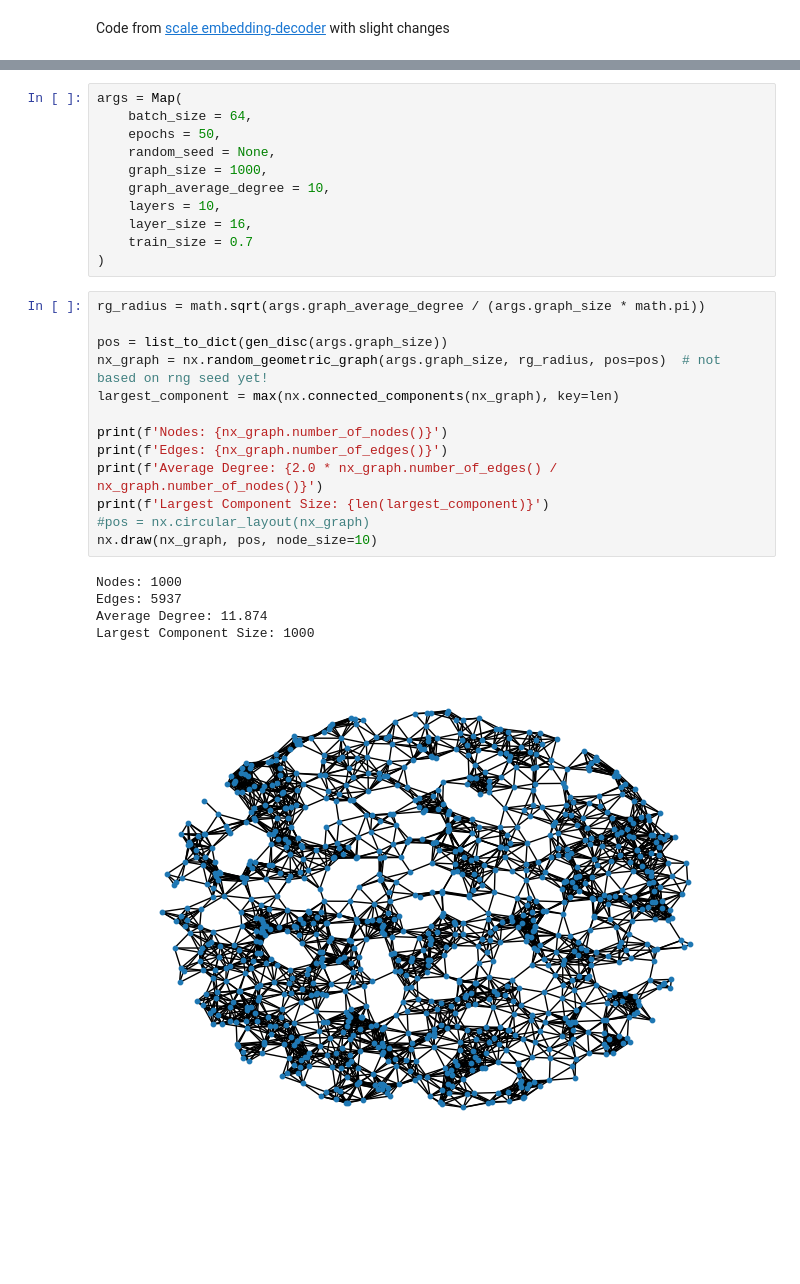
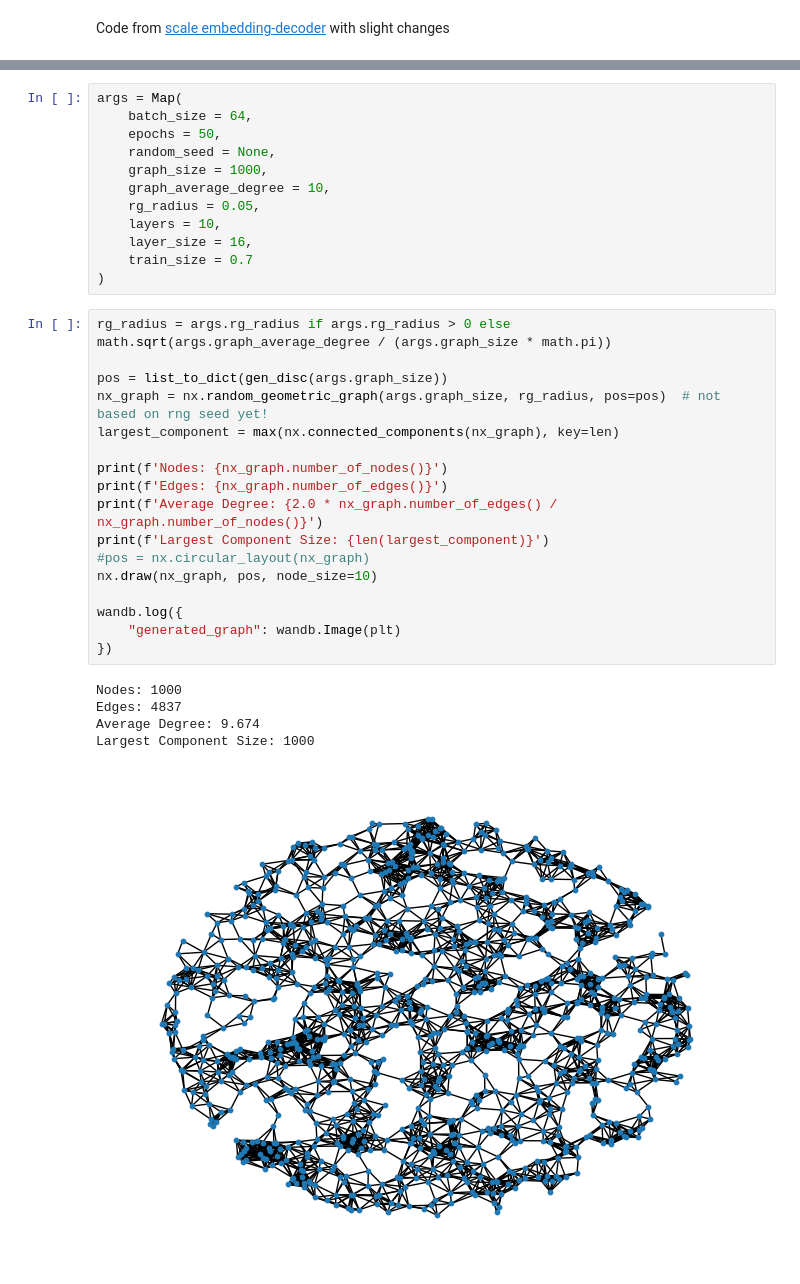
Before and after one commit to HydrofinLoewenherz/embedding-eval-framework, a Jupyter notebook: scale/embedding-decode.ipynb, the cells around one changed output, grey strips where cells are left out. Drawn from its saved outputs; the diff is of its cells as text; blank space fills up the shorter version.

```diff
--- a/scale/embedding-decode.ipynb
+++ b/scale/embedding-decode.ipynb
@@ -18,26 +24,31 @@ args = Map(
     random_seed = None,
     graph_size = 1000,
     graph_average_degree = 10,
+    rg_radius = 0.05,
     layers = 10,
     layer_size = 16,
     train_size = 0.7
 )
 # %%
-rg_radius = math.sqrt(args.graph_average_degree / (args.graph_size * math.pi))
+rg_radius = args.rg_radius if args.rg_radius > 0 else math.sqrt(args.graph_average_degree / (args.graph_size * math.pi))
 
 pos = list_to_dict(gen_disc(args.graph_size))
 nx_graph = nx.random_geometric_graph(args.graph_size, rg_radius, pos=pos)  # not based on rng seed yet!
 largest_component = max(nx.connected_components(nx_graph), key=len)
 
 print(f'Nodes: {nx_graph.number_of_nodes()}')
 print(f'Edges: {nx_graph.number_of_edges()}')
 print(f'Average Degree: {2.0 * nx_graph.number_of_edges() / nx_graph.number_of_nodes()}')
 print(f'Largest Component Size: {len(largest_component)}')
 #pos = nx.circular_layout(nx_graph)
 nx.draw(nx_graph, pos, node_size=10)
+
+wandb.log({
+    "generated_graph": wandb.Image(plt)
+})
 # %% [output]
 Nodes: 1000
-Edges: 5937
-Average Degree: 11.874
+Edges: 4837
+Average Degree: 9.674
 Largest Component Size: 1000
-[figure, old version]
+[figure, new version]
```
Also changed, not shown: parts of 9 cells of this notebook, 1 other file.
